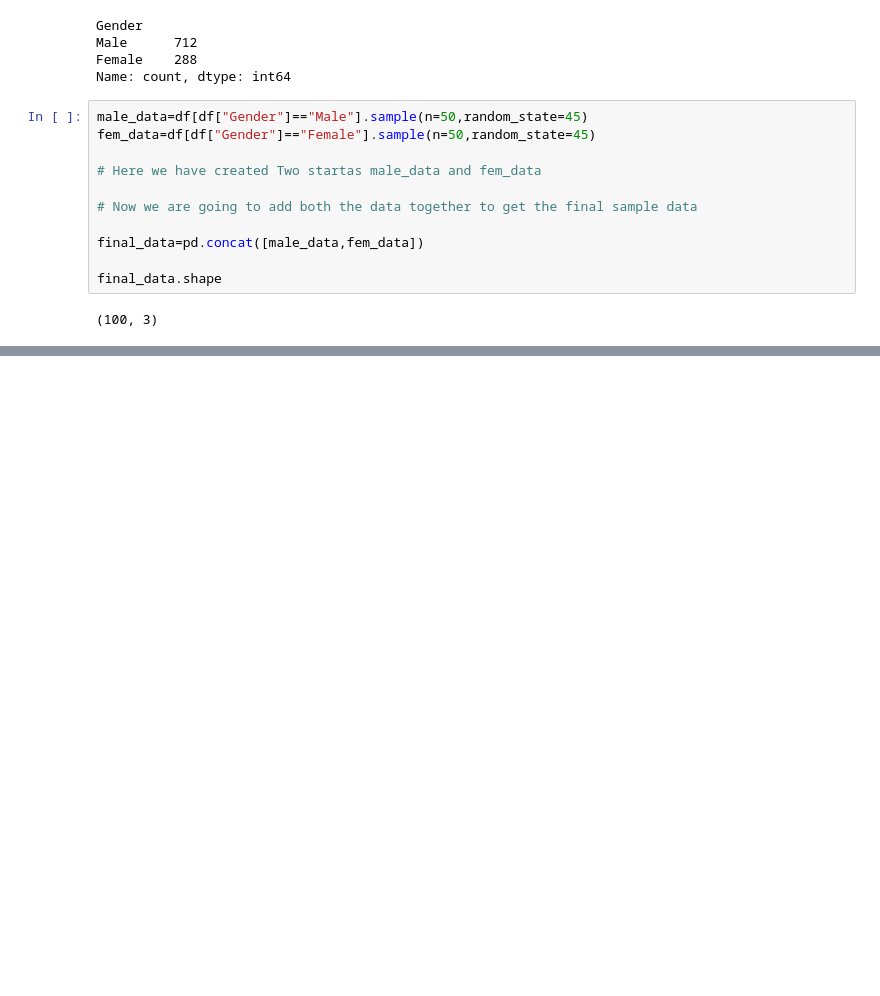
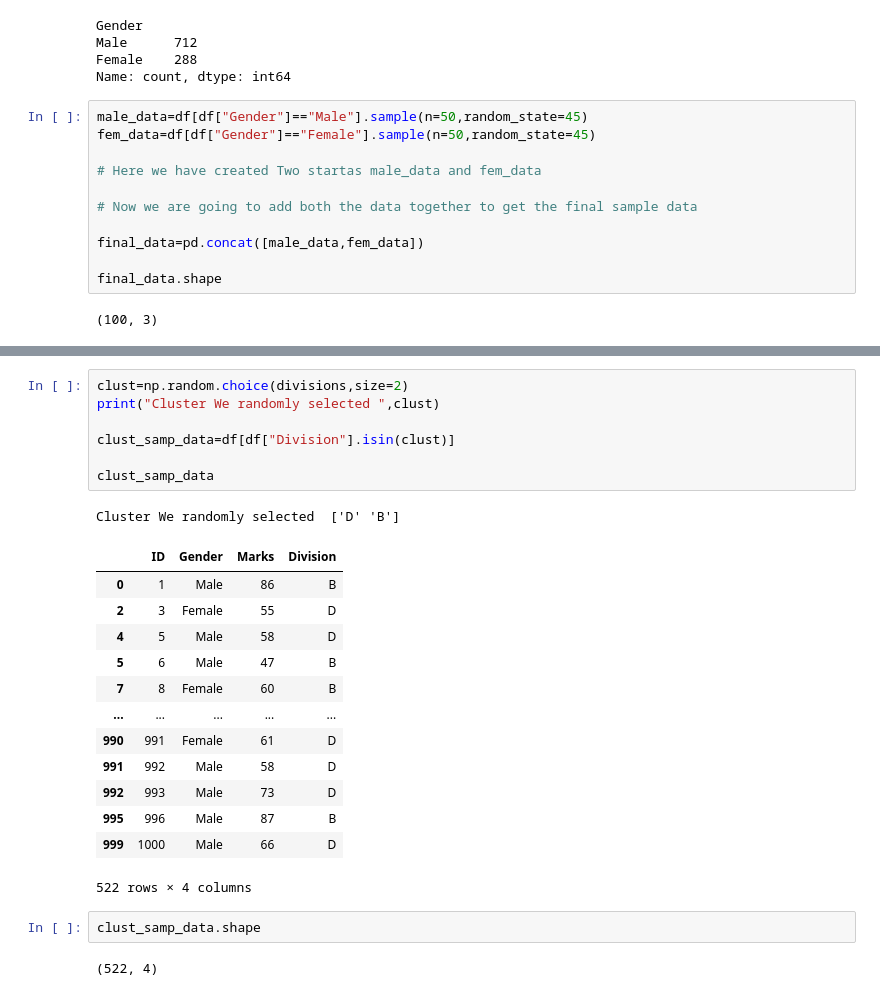
Before and after one commit to priyvrat3005/DataScience_SVCE, a Jupyter notebook: Visual.ipynb, the cells around one changed output, grey strips where cells are left out. Saved outputs shown, nothing was run; the diff lists cells and outputs as text; blank space fills up the shorter version.

```diff
--- a/Visual.ipynb
+++ b/Visual.ipynb
@@ -123,0 +206,26 @@ final_data.shape
+# %%
+clust=np.random.choice(divisions,size=2)
+print("Cluster We randomly selected ",clust)
+
+clust_samp_data=df[df["Division"].isin(clust)]
+
+clust_samp_data
+# %% [output]
+Cluster We randomly selected  ['D' 'B']
+|  | ID | Gender | Marks | Division |
+| 0 | 1 | Male | 86 | B |
+| 2 | 3 | Female | 55 | D |
+| 4 | 5 | Male | 58 | D |
+| 5 | 6 | Male | 47 | B |
+| 7 | 8 | Female | 60 | B |
+| ... | ... | ... | ... | ... |
+| 990 | 991 | Female | 61 | D |
+| 991 | 992 | Male | 58 | D |
+| 992 | 993 | Male | 73 | D |
+| 995 | 996 | Male | 87 | B |
+| 999 | 1000 | Male | 66 | D |
+522 rows × 4 columns
+# %%
+clust_samp_data.shape
+# %% [output]
+(522, 4)
```
Also changed, not shown: parts of 8 cells of this notebook.
